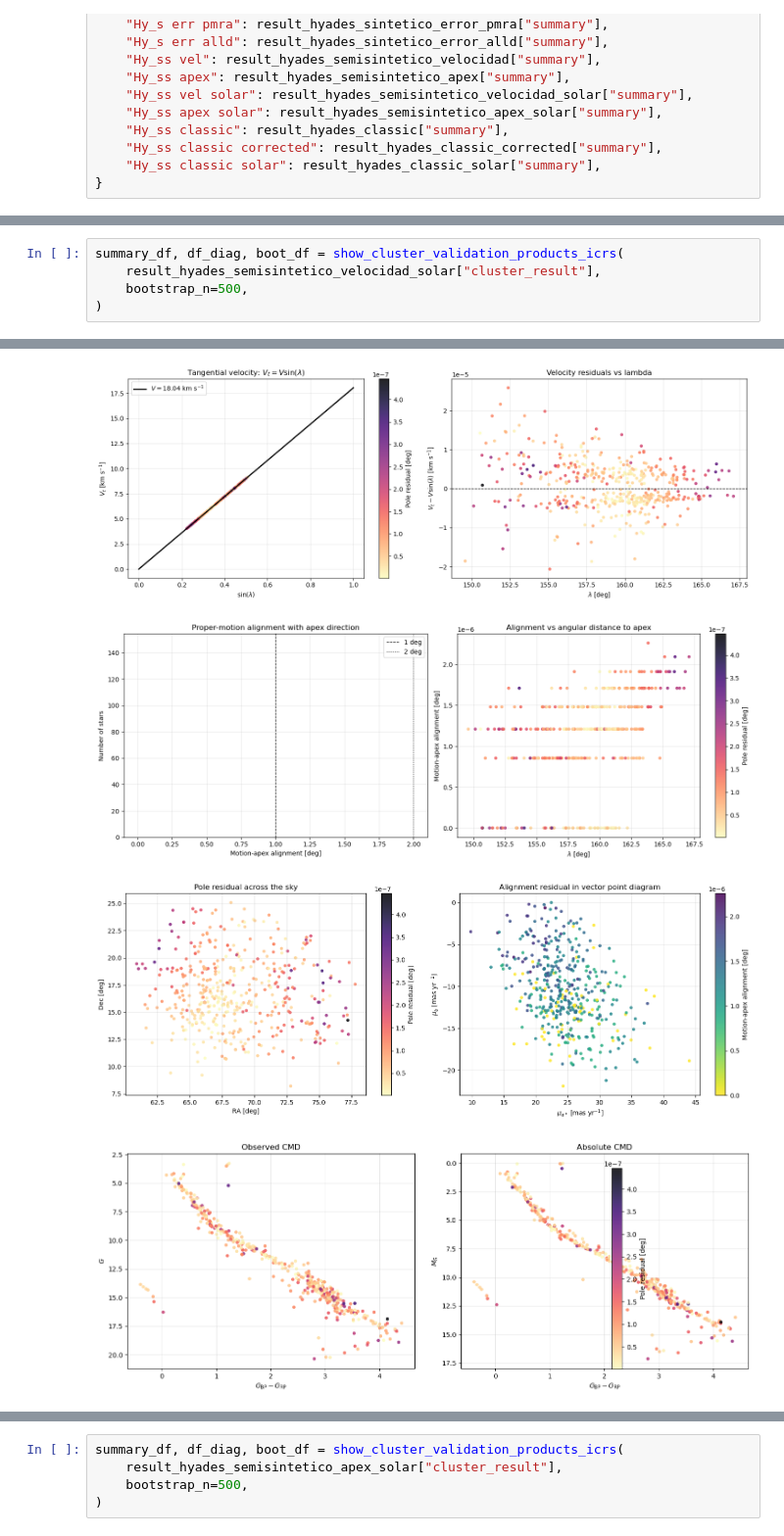
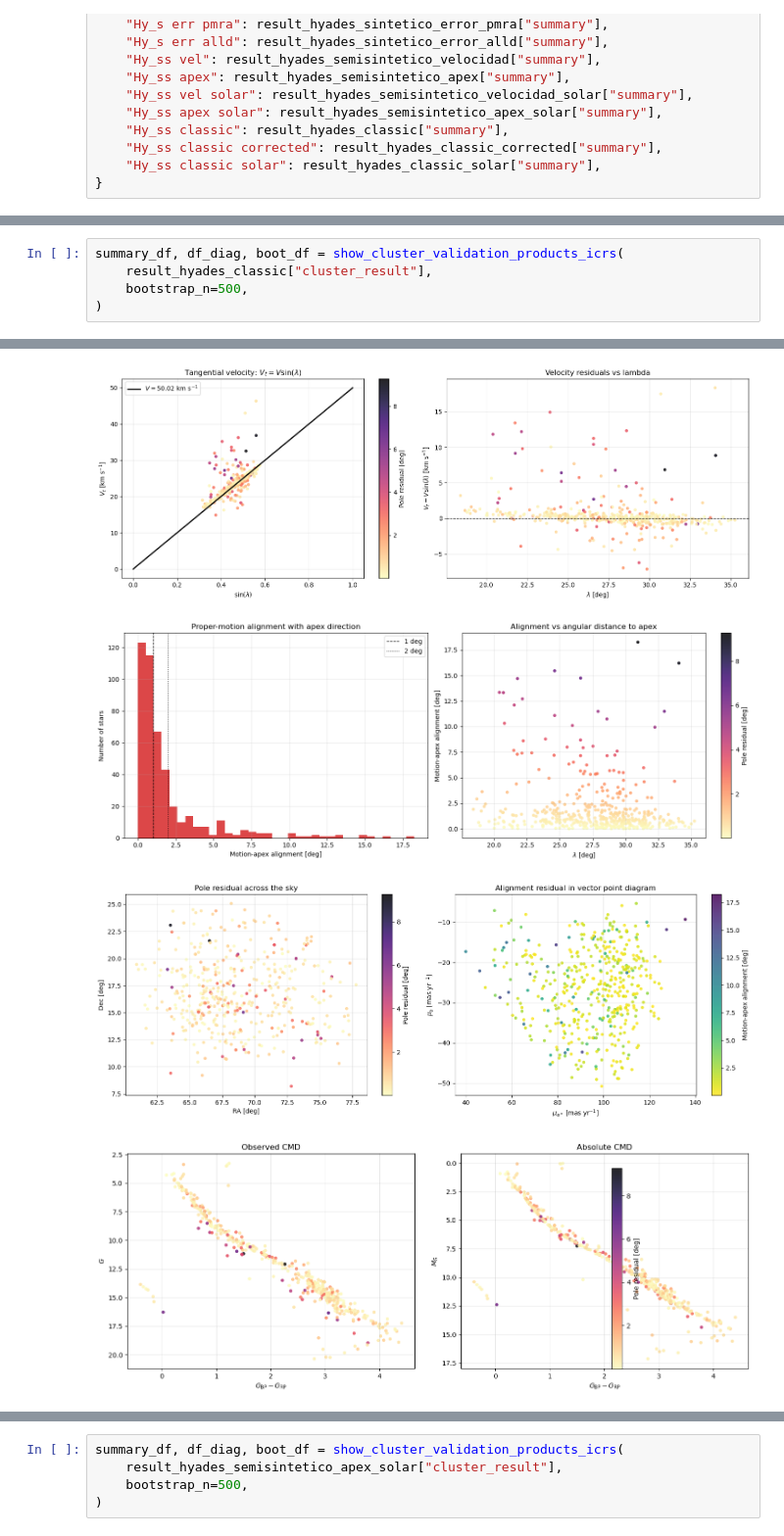
Before and after one commit to nicolasbojacarojas/clusterization_project, a Jupyter notebook: dev/pasantia/simulation_comparison/comparison.ipynb, the cells around one changed output, grey strips where cells are left out. Shown at 98% size. Cells and saved outputs as stored; diff of their text form.

```diff
--- a/dev/pasantia/simulation_comparison/comparison.ipynb
+++ b/dev/pasantia/simulation_comparison/comparison.ipynb
@@ -761,6 +763,6 @@ result_hyades_classic_solar["summary"]
 # %%
 summary_df, df_diag, boot_df = show_cluster_validation_products_icrs(
-    result_hyades_semisintetico_velocidad_solar["cluster_result"],
+    result_hyades_classic["cluster_result"],
     bootstrap_n=500,
 )
 # %% [output]
@@ -801,7 +803,7 @@ Apex estimator agreement   : GOOD, eigen and pole-cross estimators agree.
-[figure, old version]
+[figure, new version]
-[figure, old version]
+[figure, new version]
-[figure, old version]
+[figure, new version]
-[figure, old version]
+[figure, new version]
 ========================================================================
 Returned objects
 ========================================================================
```
Also changed, not shown: parts of 4 cells of this notebook, 1 other file.
